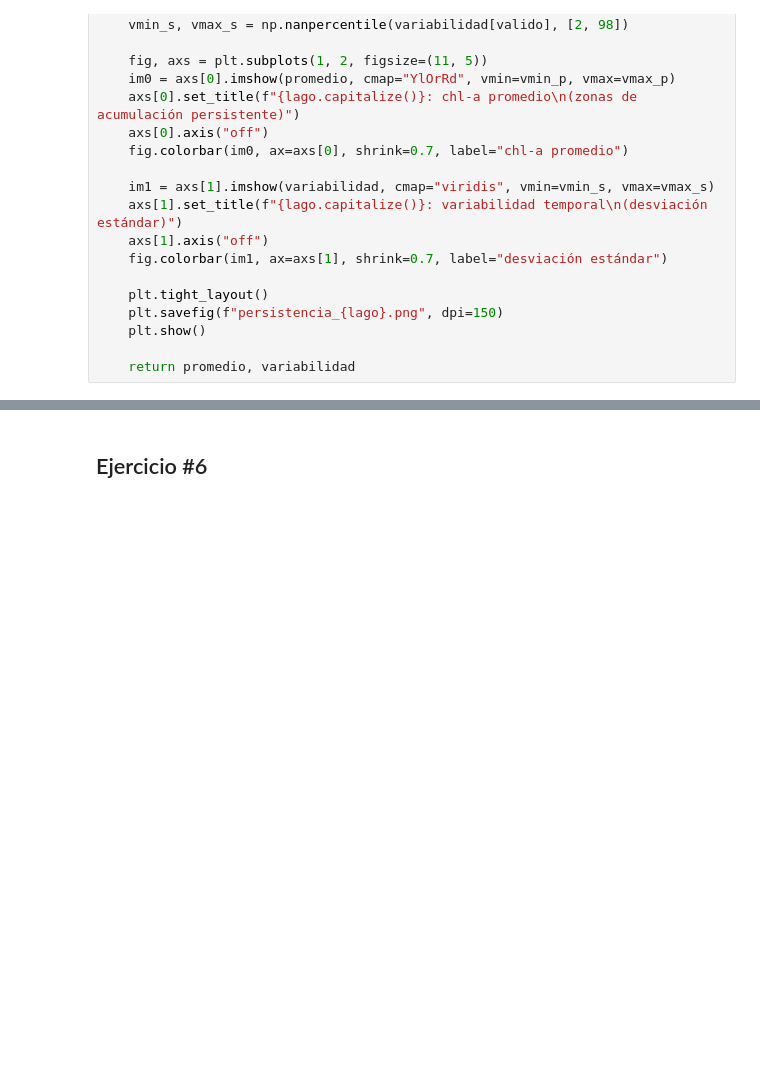
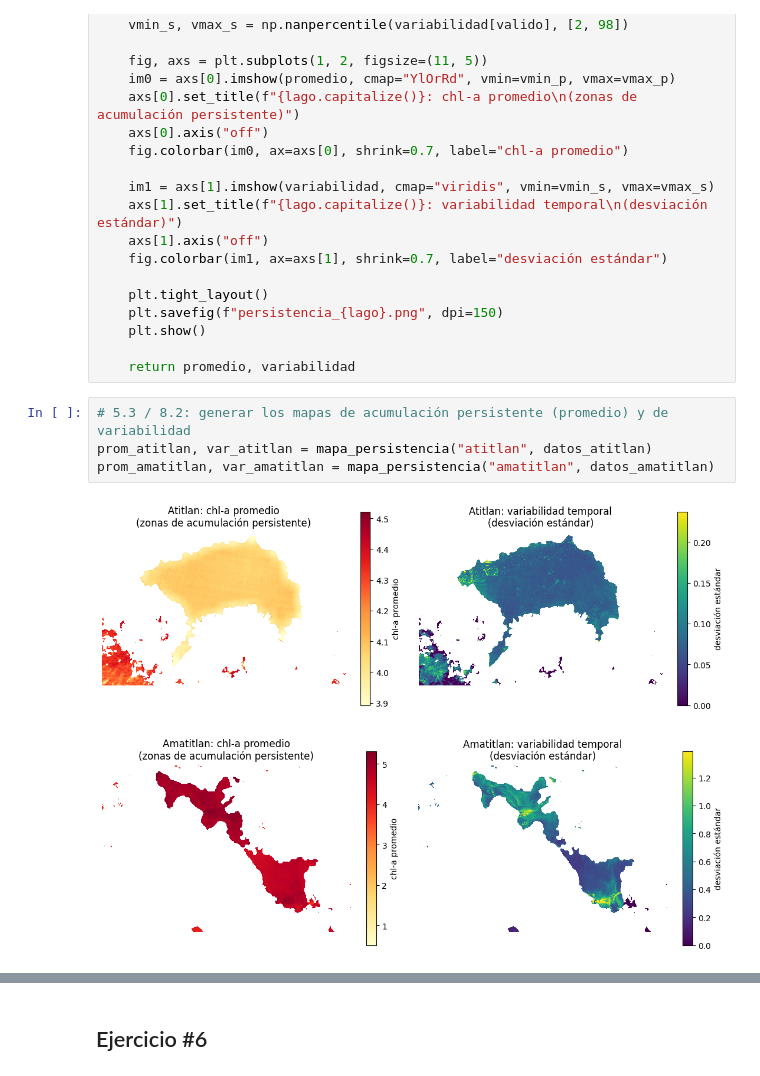
Before and after one commit to Albu231311/Lab4-DS, a Jupyter notebook: laboratorio4.ipynb, the cells around one changed output, grey strips where cells are left out. Cells and saved outputs as stored; diff of their text form; blank space fills up the shorter version.

```diff
--- a/laboratorio4.ipynb
+++ b/laboratorio4.ipynb
@@ -458,3 +464,10 @@ def mapa_persistencia(lago, datos):
     plt.show()
 
     return promedio, variabilidad
+# %%
+# 5.3 / 8.2: generar los mapas de acumulación persistente (promedio) y de variabilidad
+prom_atitlan, var_atitlan = mapa_persistencia("atitlan", datos_atitlan)
+prom_amatitlan, var_amatitlan = mapa_persistencia("amatitlan", datos_amatitlan)
+# %% [output]
+[figure, added]
+[figure, added]
```
Also changed, not shown: parts of 30 cells of this notebook, 13 other files.
